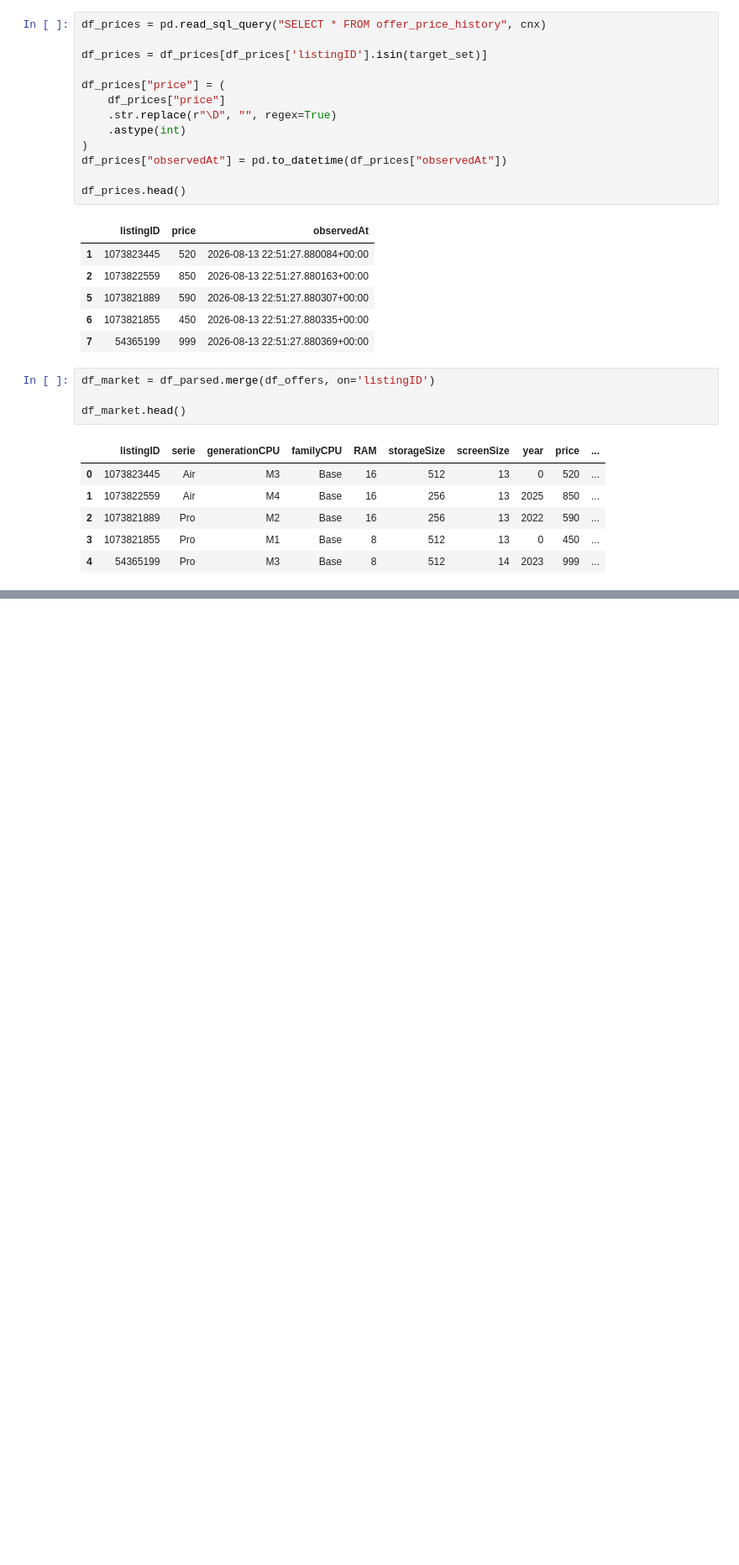
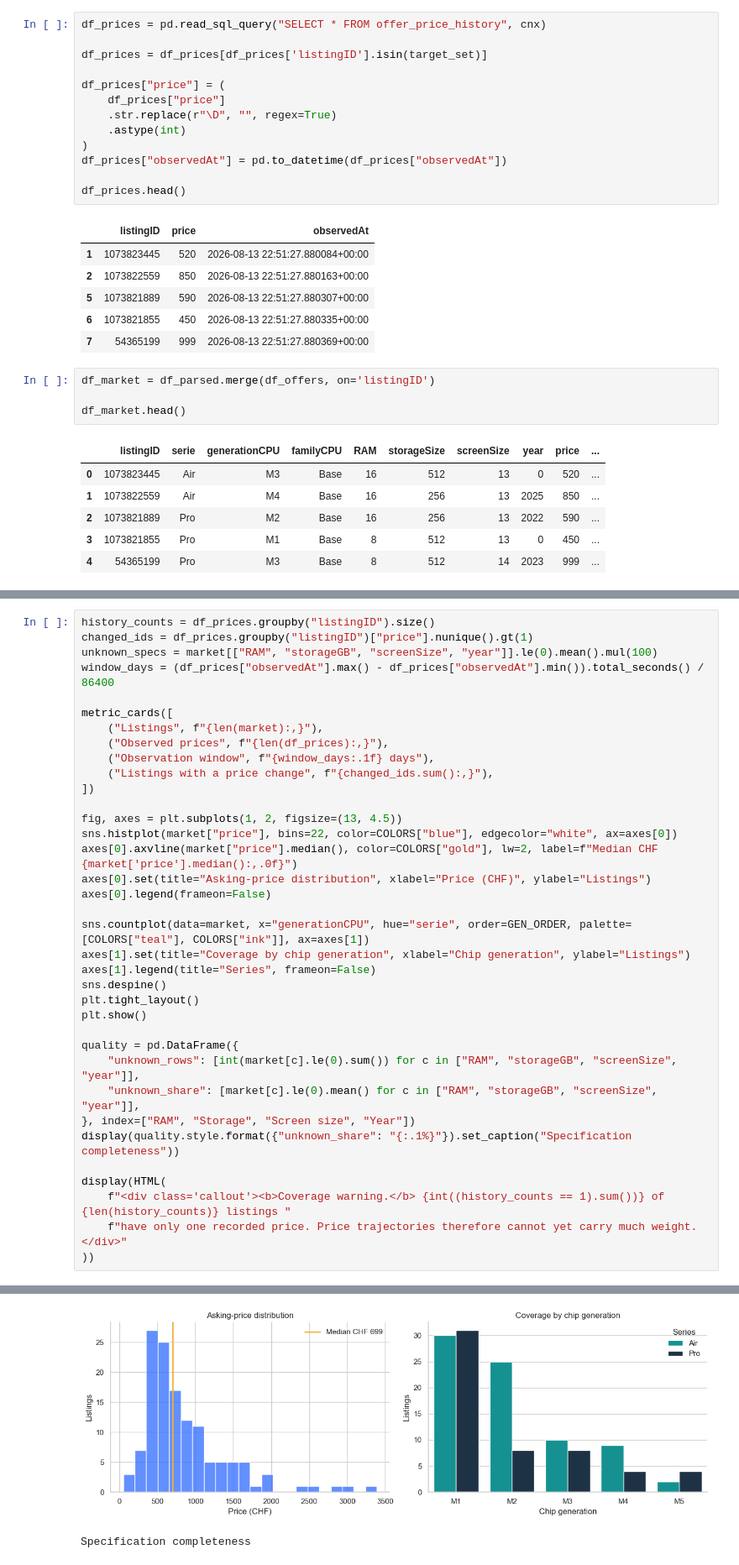
Before and after one commit to Robin789-ch/anibis-scraper, a Jupyter notebook: Price_analysis.ipynb, the cells around one changed output, grey strips where cells are left out. Shown at 84% size. Drawn from its saved outputs; the diff is of its cells as text; blank space fills up the shorter version.

```diff
--- a/Price_analysis.ipynb
+++ b/Price_analysis.ipynb
@@ -76,0 +134,37 @@ df_market.head()
+# %%
+history_counts = df_prices.groupby("listingID").size()
+changed_ids = df_prices.groupby("listingID")["price"].nunique().gt(1)
+unknown_specs = market[["RAM", "storageGB", "screenSize", "year"]].le(0).mean().mul(100)
+window_days = (df_prices["observedAt"].max() - df_prices["observedAt"].min()).total_seconds() / 86400
+
+metric_cards([
+    ("Listings", f"{len(market):,}"),
+    ("Observed prices", f"{len(df_prices):,}"),
+    ("Observation window", f"{window_days:.1f} days"),
+    ("Listings with a price change", f"{changed_ids.sum():,}"),
+])
+
+fig, axes = plt.subplots(1, 2, figsize=(13, 4.5))
+sns.histplot(market["price"], bins=22, color=COLORS["blue"], edgecolor="white", ax=axes[0])
+axes[0].axvline(market["price"].median(), color=COLORS["gold"], lw=2, label=f"Median CHF {market['price'].median():,.0f}")
+axes[0].set(title="Asking-price distribution", xlabel="Price (CHF)", ylabel="Listings")
+axes[0].legend(frameon=False)
+
+sns.countplot(data=market, x="generationCPU", hue="serie", order=GEN_ORDER, palette=[COLORS["teal"], COLORS["ink"]], ax=axes[1])
+axes[1].set(title="Coverage by chip generation", xlabel="Chip generation", ylabel="Listings")
+axes[1].legend(title="Series", frameon=False)
+sns.despine()
+plt.tight_layout()
+plt.show()
+
+quality = pd.DataFrame({
+    "unknown_rows": [int(market[c].le(0).sum()) for c in ["RAM", "storageGB", "screenSize", "year"]],
+    "unknown_share": [market[c].le(0).mean() for c in ["RAM", "storageGB", "screenSize", "year"]],
+}, index=["RAM", "Storage", "Screen size", "Year"])
+display(quality.style.format({"unknown_share": "{:.1%}"}).set_caption("Specification completeness"))
+
+display(HTML(
+    f"<div class='callout'><b>Coverage warning.</b> {int((history_counts == 1).sum())} of {len(history_counts)} listings "
+    f"have only one recorded price. Price trajectories therefore cannot yet carry much weight.</div>"
+))
+# %% [output]
@@ -76,0 +179,2 @@ df_market.head()
+[figure, added]
+Specification completeness
```
Also changed, not shown: parts of 16 cells of this notebook, 1 other file.
